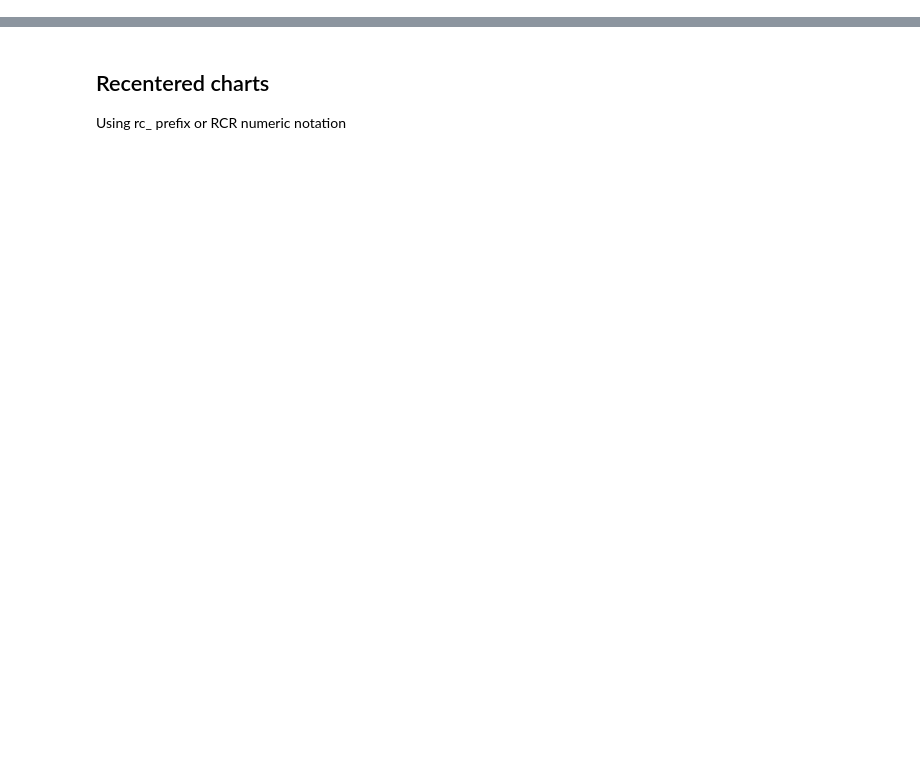
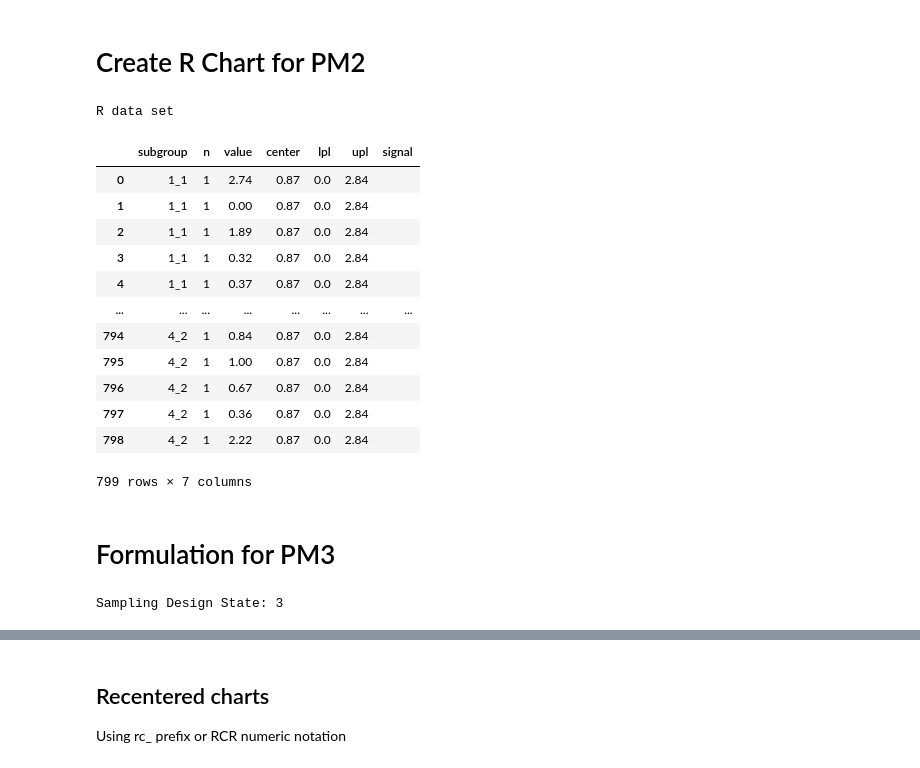
Before and after one commit to cnicholas/processbehavior, a Jupyter notebook: validation/sds1.ipynb, the cells around one changed output, grey strips where cells are left out. Cells and saved outputs as stored; diff of their text form; code cells hidden in the pictures; blank space fills up the shorter version.

```diff
--- a/validation/sds1.ipynb
+++ b/validation/sds1.ipynb
@@ -87,0 +93,20 @@ result.plot()
+# %% [markdown]
+# Create R Chart for PM2
+# %%
+print("R data set")
+result_pm2_all.chart_table(chart='R')
+# %% [output]
+R data set
+|  | subgroup | n | value | center | lpl | upl | signal |
+| 0 | 1_1 | 1 | 2.74 | 0.87 | 0.0 | 2.84 |  |
+| 1 | 1_1 | 1 | 0.00 | 0.87 | 0.0 | 2.84 |  |
+| 2 | 1_1 | 1 | 1.89 | 0.87 | 0.0 | 2.84 |  |
+| 3 | 1_1 | 1 | 0.32 | 0.87 | 0.0 | 2.84 |  |
+| 4 | 1_1 | 1 | 0.37 | 0.87 | 0.0 | 2.84 |  |
+| ... | ... | ... | ... | ... | ... | ... | ... |
+| 794 | 4_2 | 1 | 0.84 | 0.87 | 0.0 | 2.84 |  |
+| 795 | 4_2 | 1 | 1.00 | 0.87 | 0.0 | 2.84 |  |
+| 796 | 4_2 | 1 | 0.67 | 0.87 | 0.0 | 2.84 |  |
+| 797 | 4_2 | 1 | 0.36 | 0.87 | 0.0 | 2.84 |  |
+| 798 | 4_2 | 1 | 2.22 | 0.87 | 0.0 | 2.84 |  |
+799 rows × 7 columns
@@ -87,0 +117,12 @@ result.plot()
+# %% [markdown]
+# Formulation for PM3
+# %%
+study_pm3 = pb.formulate(
+    response=pb.cols.PM_SDS_3,
+    time='PRODUCTION TIME',
+    factors=['FACTOR 1', 'FACTOR 2'],
+    precision=3
+)
+print(f'Sampling Design State: {study_pm3.sds}')
+# %% [output]
+Sampling Design State: 3
```
Also changed, not shown: parts of 45 cells of this notebook, 7 other files.
